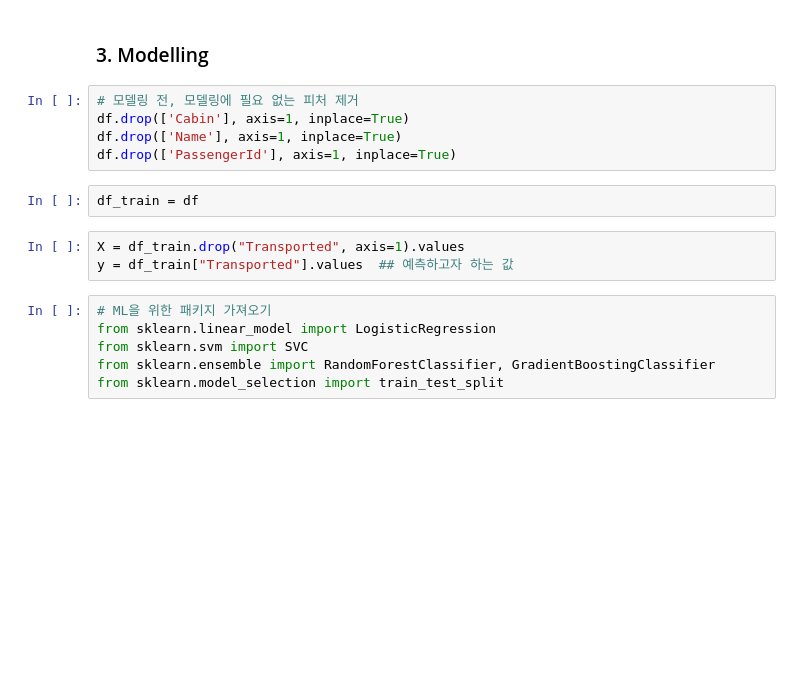
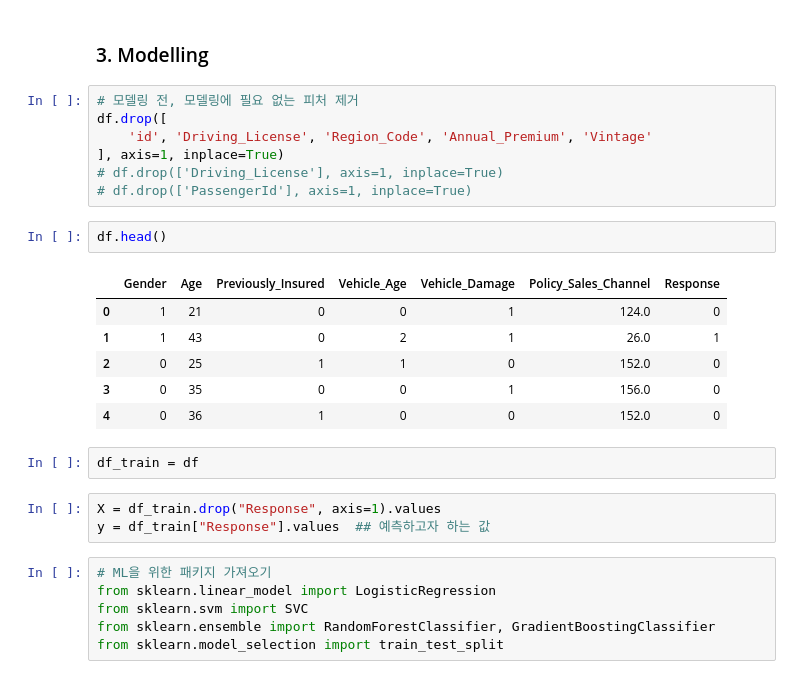
Before and after one commit to samscientist/study--Kaggle-playground-s4e7, a Jupyter notebook: kaggle-playground-s4e7.ipynb, the cells around one changed output. Drawn from its saved outputs; the diff is of its cells as text; blank space fills up the shorter version.

```diff
--- a/kaggle-playground-s4e7.ipynb
+++ b/kaggle-playground-s4e7.ipynb
@@ -261,14 +273,25 @@ plt.show()
 ### 3. Modelling
 # %%
 # 모델링 전, 모델링에 필요 없는 피처 제거
-df.drop(['Cabin'], axis=1, inplace=True)
-df.drop(['Name'], axis=1, inplace=True)
-df.drop(['PassengerId'], axis=1, inplace=True)
+df.drop([
+    'id', 'Driving_License', 'Region_Code', 'Annual_Premium', 'Vintage'
+], axis=1, inplace=True)
+# df.drop(['Driving_License'], axis=1, inplace=True)
+# df.drop(['PassengerId'], axis=1, inplace=True)
+# %%
+df.head()
+# %% [output]
+|  | Gender | Age | Previously_Insured | Vehicle_Age | Vehicle_Damage | Policy_Sales_Channel | Response |
+| 0 | 1 | 21 | 0 | 0 | 1 | 124.0 | 0 |
+| 1 | 1 | 43 | 0 | 2 | 1 | 26.0 | 1 |
+| 2 | 0 | 25 | 1 | 1 | 0 | 152.0 | 0 |
+| 3 | 0 | 35 | 0 | 0 | 1 | 156.0 | 0 |
+| 4 | 0 | 36 | 1 | 0 | 0 | 152.0 | 0 |
 # %%
 df_train = df
 # %%
-X = df_train.drop("Transported", axis=1).values
-y = df_train["Transported"].values  ## 예측하고자 하는 값
+X = df_train.drop("Response", axis=1).values
+y = df_train["Response"].values  ## 예측하고자 하는 값
 # %%
 # ML을 위한 패키지 가져오기
 from sklearn.linear_model import LogisticRegression
```
Also changed, not shown: parts of 19 cells of this notebook.
